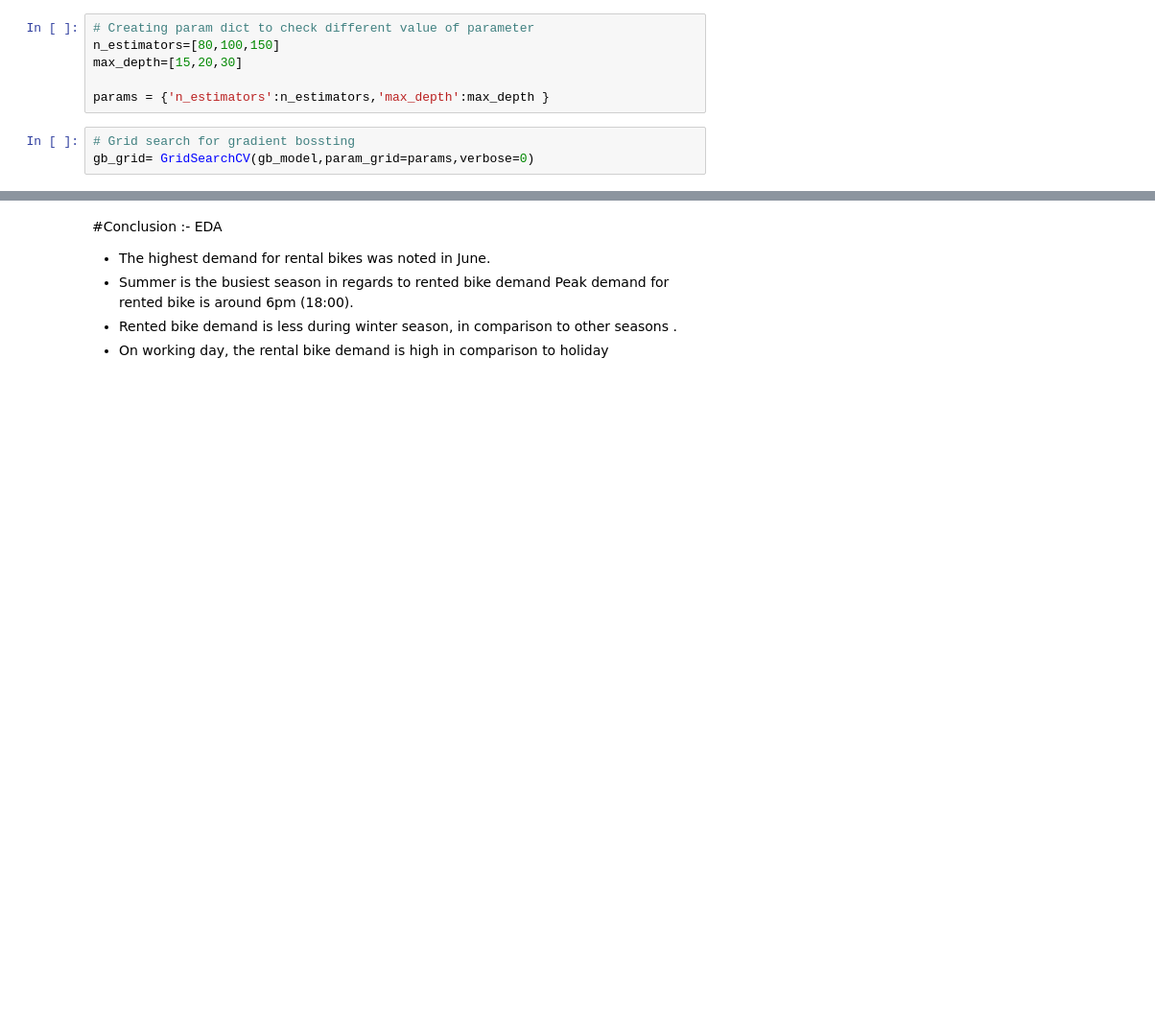
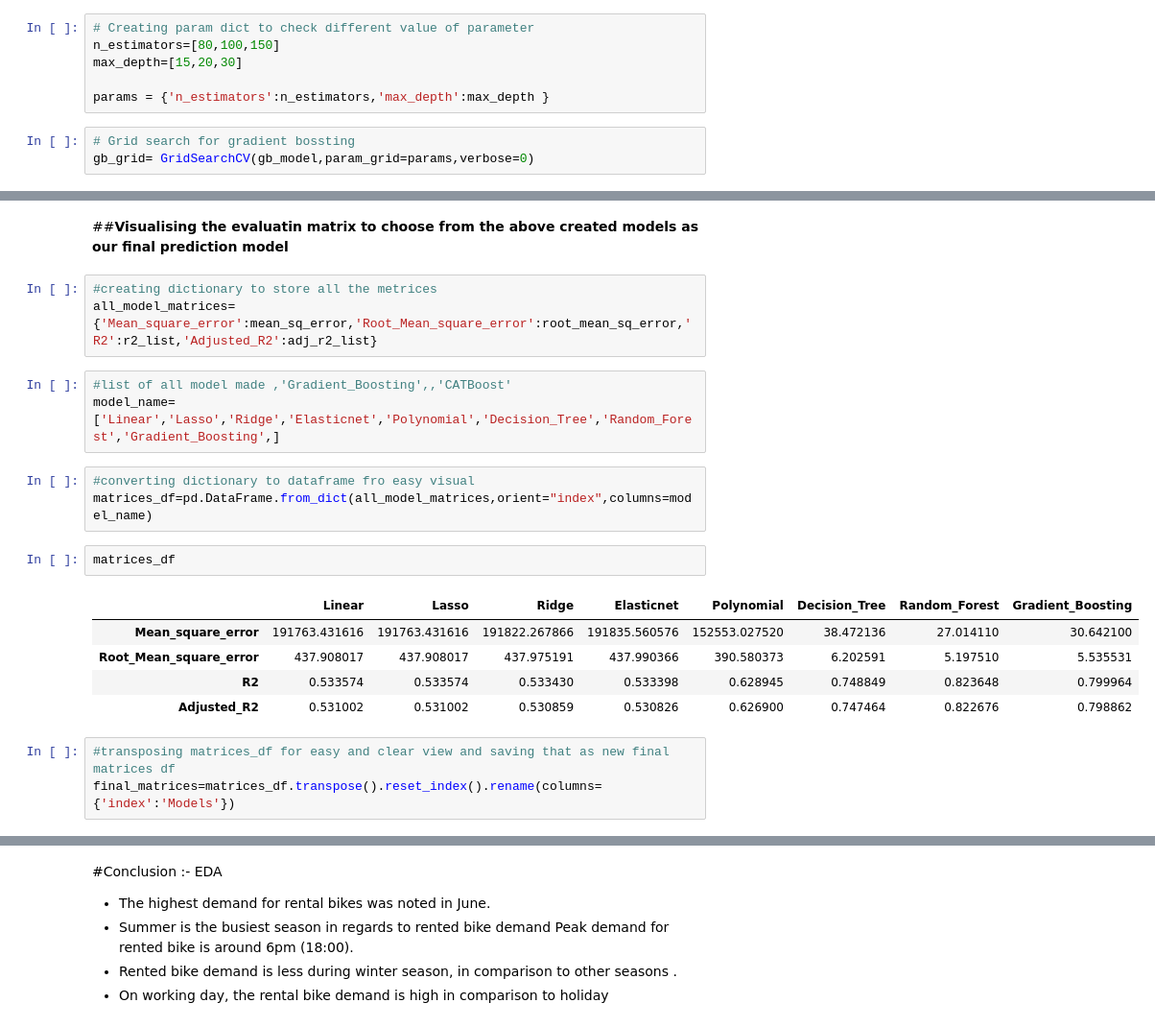
Before and after one commit to Bhojraj-Jadhav/Bike-shairing-demand-prediction, a Jupyter notebook: Bike_Sharing_Demand_Prediction.ipynb, the cells around one changed output, grey strips where cells are left out. Shown at 96% size. Cells and saved outputs as stored; diff of their text form; blank space fills up the shorter version.

```diff
--- a/Bike_Sharing_Demand_Prediction.ipynb
+++ b/Bike_Sharing_Demand_Prediction.ipynb
@@ -1167,0 +1185,22 @@ Evaluation Graph
+# %% [markdown]
+##**Visualising the evaluatin matrix to choose from the above created models as our final prediction model**
+# %%
+#creating dictionary to store all the metrices
+all_model_matrices={'Mean_square_error':mean_sq_error,'Root_Mean_square_error':root_mean_sq_error,'R2':r2_list,'Adjusted_R2':adj_r2_list}
+# %%
+#list of all model made ,'Gradient_Boosting',,'CATBoost'
+model_name=['Linear','Lasso','Ridge','Elasticnet','Polynomial','Decision_Tree','Random_Forest','Gradient_Boosting',]
+# %%
+#converting dictionary to dataframe fro easy visual
+matrices_df=pd.DataFrame.from_dict(all_model_matrices,orient="index",columns=model_name)
+# %%
+matrices_df
+# %% [output]
+|  | Linear | Lasso | Ridge | Elasticnet | Polynomial | Decision_Tree | Random_Forest | Gradient_Boosting |
+| Mean_square_error | 191763.431616 | 191763.431616 | 191822.267866 | 191835.560576 | 152553.027520 | 38.472136 | 27.014110 | 30.642100 |
+| Root_Mean_square_error | 437.908017 | 437.908017 | 437.975191 | 437.990366 | 390.580373 | 6.202591 | 5.197510 | 5.535531 |
+| R2 | 0.533574 | 0.533574 | 0.533430 | 0.533398 | 0.628945 | 0.748849 | 0.823648 | 0.799964 |
+| Adjusted_R2 | 0.531002 | 0.531002 | 0.530859 | 0.530826 | 0.626900 | 0.747464 | 0.822676 | 0.798862 |
+# %%
+#transposing matrices_df for easy and clear view and saving that as new final matrices df
+final_matrices=matrices_df.transpose().reset_index().rename(columns={'index':'Models'})
```
Also changed, not shown: parts of 32 cells of this notebook.
